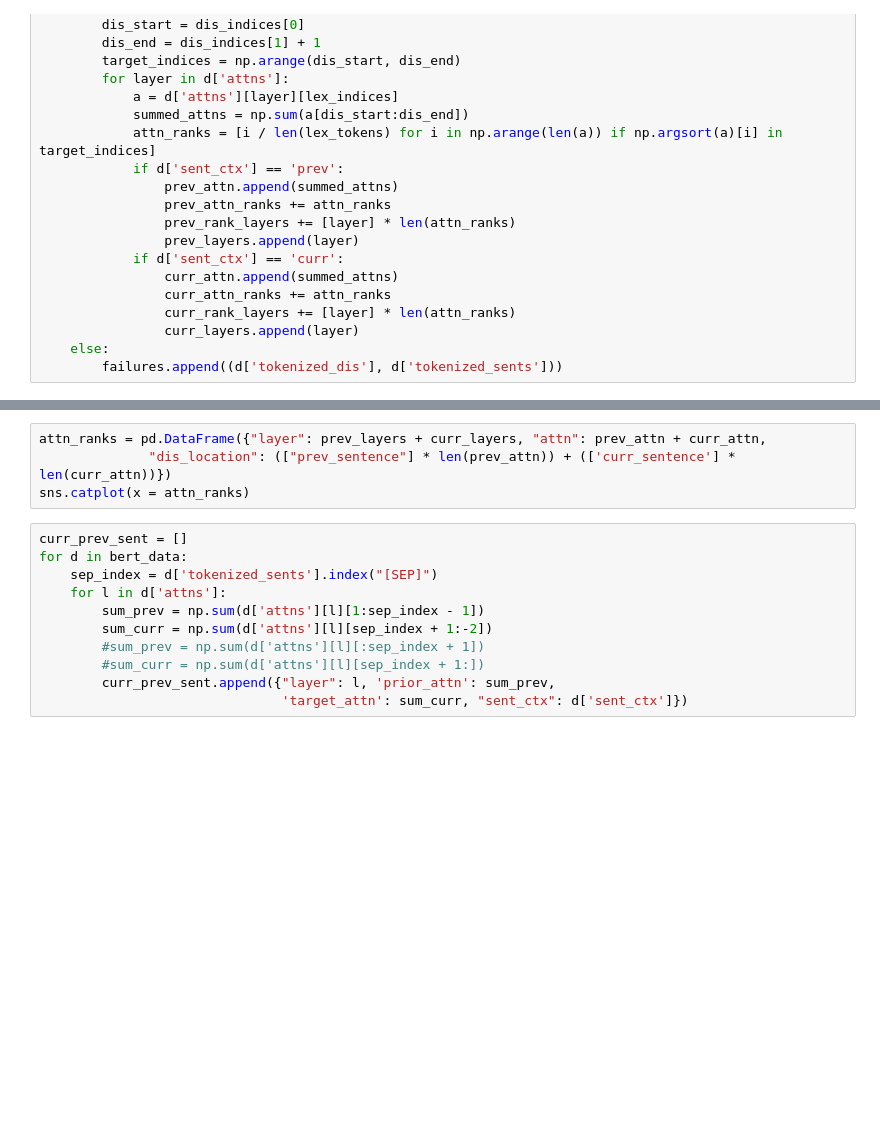
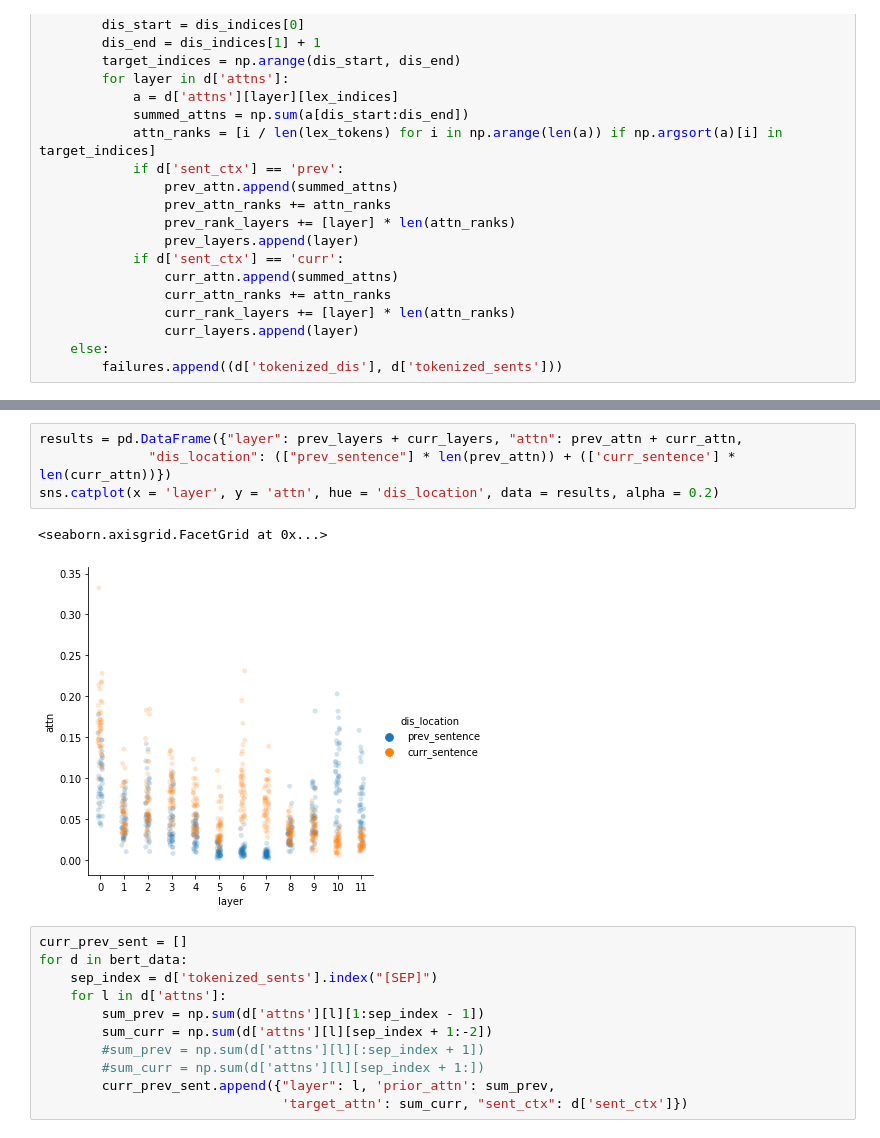
Before and after one commit to sathvikn/bert-wordsense, a Jupyter notebook: codebase/notebooks/rabagliati_2013_analysis.ipynb, the cells around one changed output, grey strips where cells are left out. Drawn from its saved outputs; the diff is of its cells as text; blank space fills up the shorter version.

```diff
--- a/codebase/notebooks/rabagliati_2013_analysis.ipynb
+++ b/codebase/notebooks/rabagliati_2013_analysis.ipynb
@@ -78,7 +83,10 @@ Text(0.5, 1, 'Normalized Ranks of Disambiguating Tokens')
 # %%
-attn_ranks = pd.DataFrame({"layer": prev_layers + curr_layers, "attn": prev_attn + curr_attn,
+results = pd.DataFrame({"layer": prev_layers + curr_layers, "attn": prev_attn + curr_attn,
               "dis_location": (["prev_sentence"] * len(prev_attn)) + (['curr_sentence'] * len(curr_attn))})
-sns.catplot(x = attn_ranks)
+sns.catplot(x = 'layer', y = 'attn', hue = 'dis_location', data = results, alpha = 0.2)
+# %% [output]
+<seaborn.axisgrid.FacetGrid at 0x...>
+[figure, added]
 # %%
 curr_prev_sent = []
 for d in bert_data:
```
Also changed, not shown: parts of 12 cells of this notebook, 3 other files.
